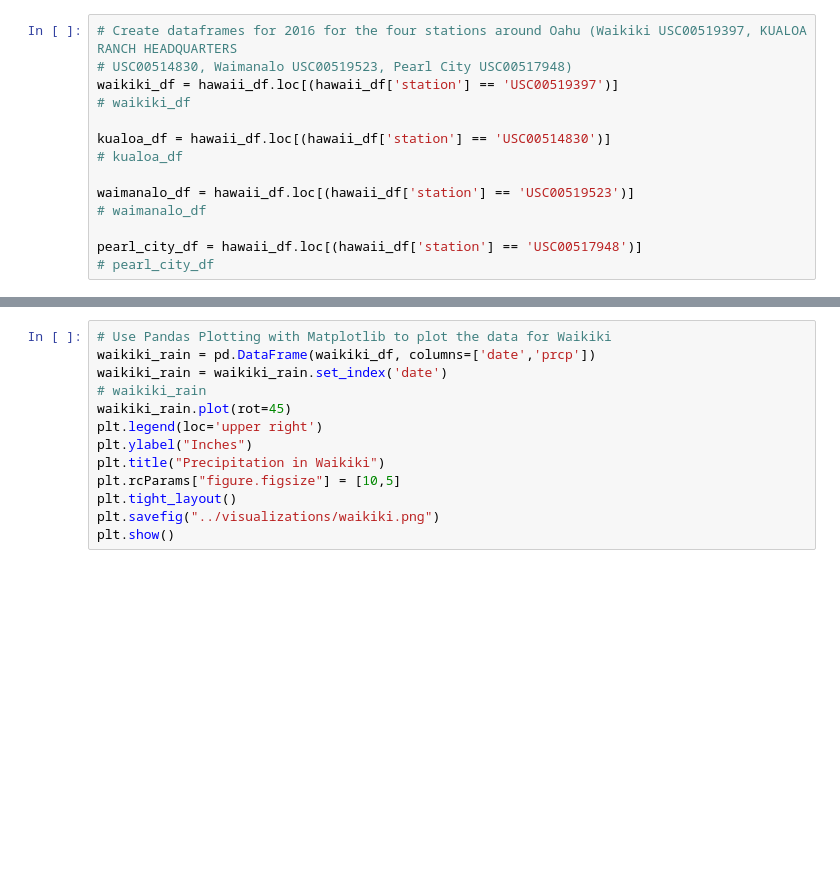
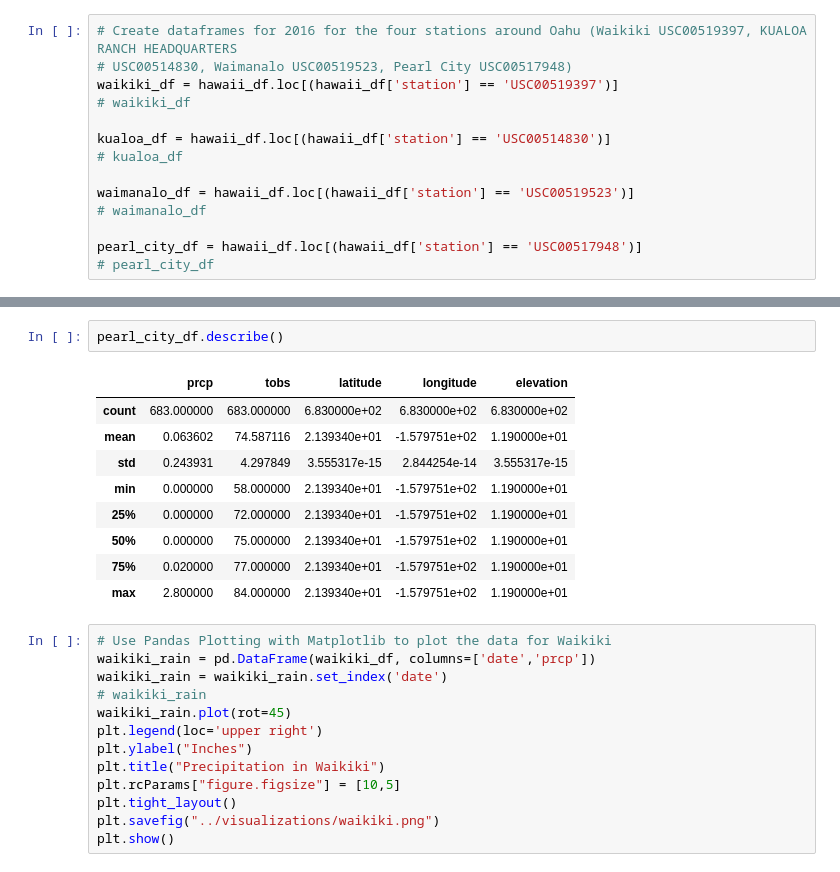
Before and after one commit to khartmann5/Web-Design-Challenge, a Jupyter notebook: Resources/hawaii_weather_analysis.ipynb, the cells around one changed output, grey strips where cells are left out. Cells and saved outputs as stored; diff of their text form; blank space fills up the shorter version.

```diff
--- a/Resources/hawaii_weather_analysis.ipynb
+++ b/Resources/hawaii_weather_analysis.ipynb
@@ -95,3 +131,15 @@ pearl_city_df = hawaii_df.loc[(hawaii_df['station'] == 'USC00517948')]
+# %%
+pearl_city_df.describe()
+# %% [output]
+|  | prcp | tobs | latitude | longitude | elevation |
+| count | 683.000000 | 683.000000 | 6.830000e+02 | 6.830000e+02 | 6.830000e+02 |
+| mean | 0.063602 | 74.587116 | 2.139340e+01 | -1.579751e+02 | 1.190000e+01 |
+| std | 0.243931 | 4.297849 | 3.555317e-15 | 2.844254e-14 | 3.555317e-15 |
+| min | 0.000000 | 58.000000 | 2.139340e+01 | -1.579751e+02 | 1.190000e+01 |
+| 25% | 0.000000 | 72.000000 | 2.139340e+01 | -1.579751e+02 | 1.190000e+01 |
+| 50% | 0.000000 | 75.000000 | 2.139340e+01 | -1.579751e+02 | 1.190000e+01 |
+| 75% | 0.020000 | 77.000000 | 2.139340e+01 | -1.579751e+02 | 1.190000e+01 |
+| max | 2.800000 | 84.000000 | 2.139340e+01 | -1.579751e+02 | 1.190000e+01 |
 # %%
 # Use Pandas Plotting with Matplotlib to plot the data for Waikiki
 waikiki_rain = pd.DataFrame(waikiki_df, columns=['date','prcp'])
```
Also changed, not shown: parts of 3 cells of this notebook, 7 other files.
